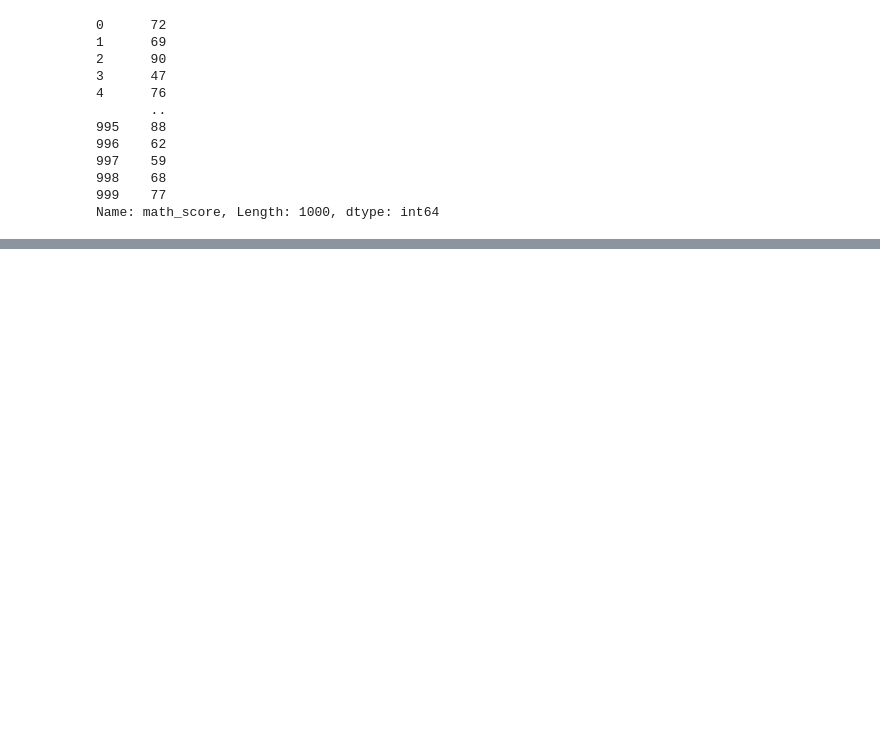
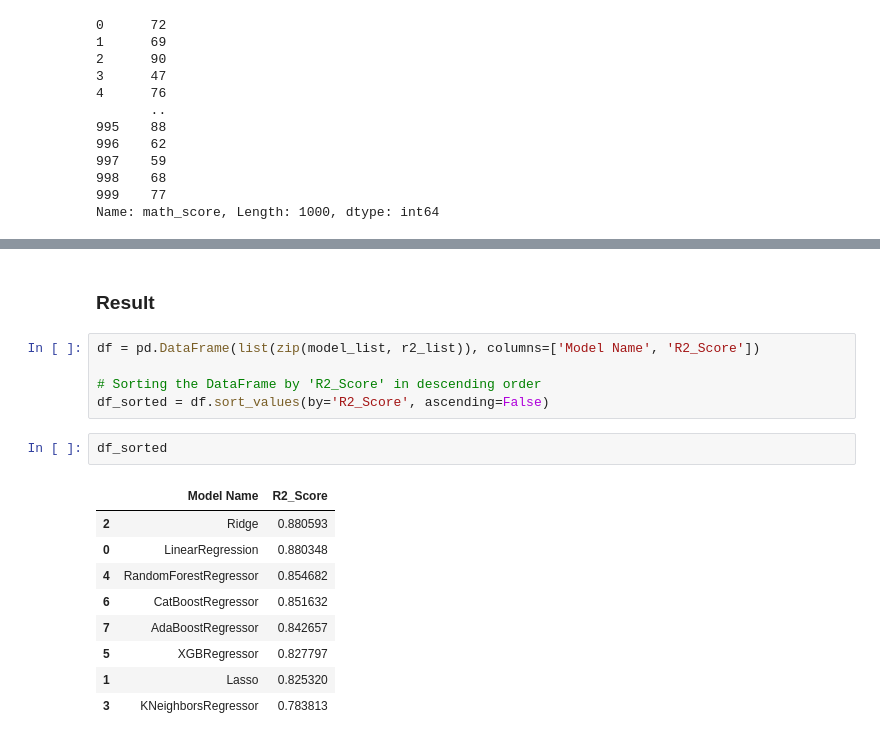
Before and after one commit to Kaustubh651/mlproject, a Jupyter notebook: notebook/MODEL TRAINING.ipynb, the cells around one changed output, grey strips where cells are left out. Cells and saved outputs as stored; diff of their text form; blank space fills up the shorter version.

```diff
--- a/notebook/MODEL TRAINING.ipynb
+++ b/notebook/MODEL TRAINING.ipynb
@@ -94,0 +208,19 @@ cat_features = X.select_dtypes(include='object').columns
+# %% [markdown]
+### Result
+# %%
+df = pd.DataFrame(list(zip(model_list, r2_list)), columns=['Model Name', 'R2_Score'])
+
+# Sorting the DataFrame by 'R2_Score' in descending order
+df_sorted = df.sort_values(by='R2_Score', ascending=False)
+# %%
+df_sorted
+# %% [output]
+|  | Model Name | R2_Score |
+| 2 | Ridge | 0.880593 |
+| 0 | LinearRegression | 0.880348 |
+| 4 | RandomForestRegressor | 0.854682 |
+| 6 | CatBoostRegressor | 0.851632 |
+| 7 | AdaBoostRegressor | 0.842657 |
+| 5 | XGBRegressor | 0.827797 |
+| 1 | Lasso | 0.825320 |
+| 3 | KNeighborsRegressor | 0.783813 |
```
Also changed, not shown: parts of 15 cells of this notebook, 5 other files.
